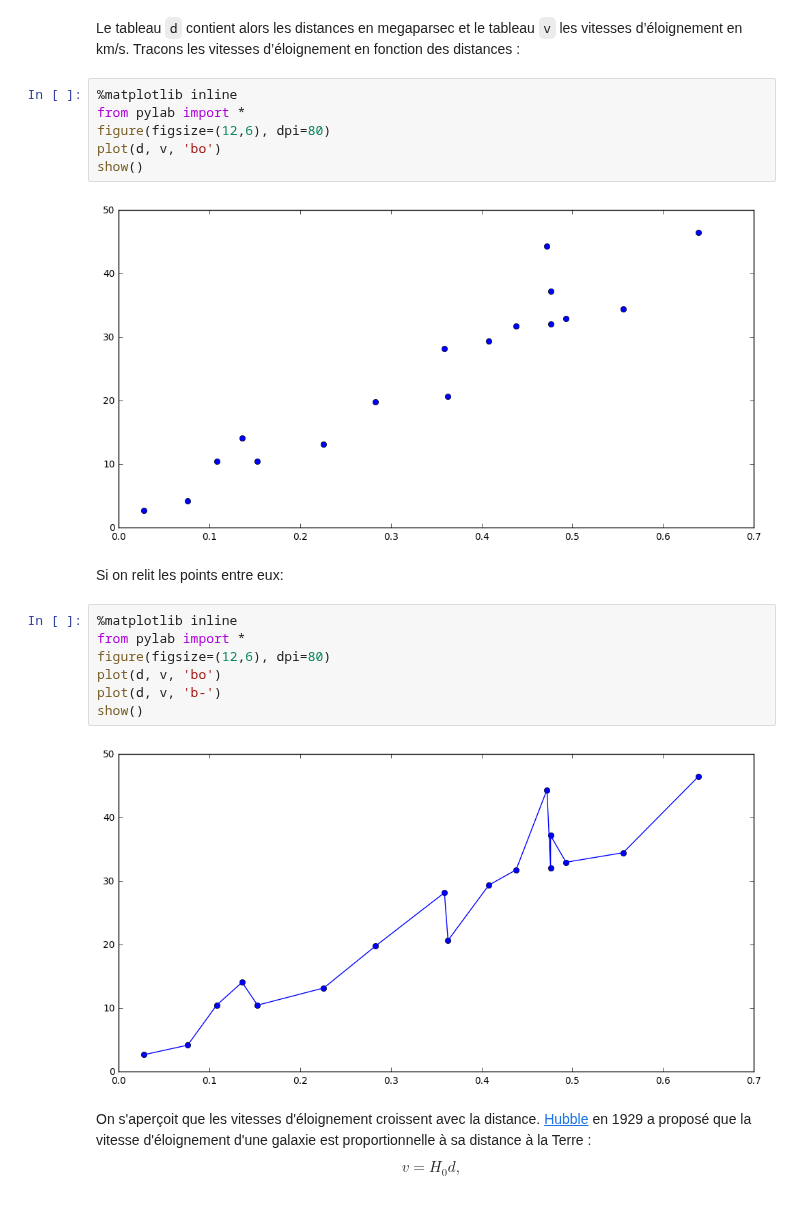
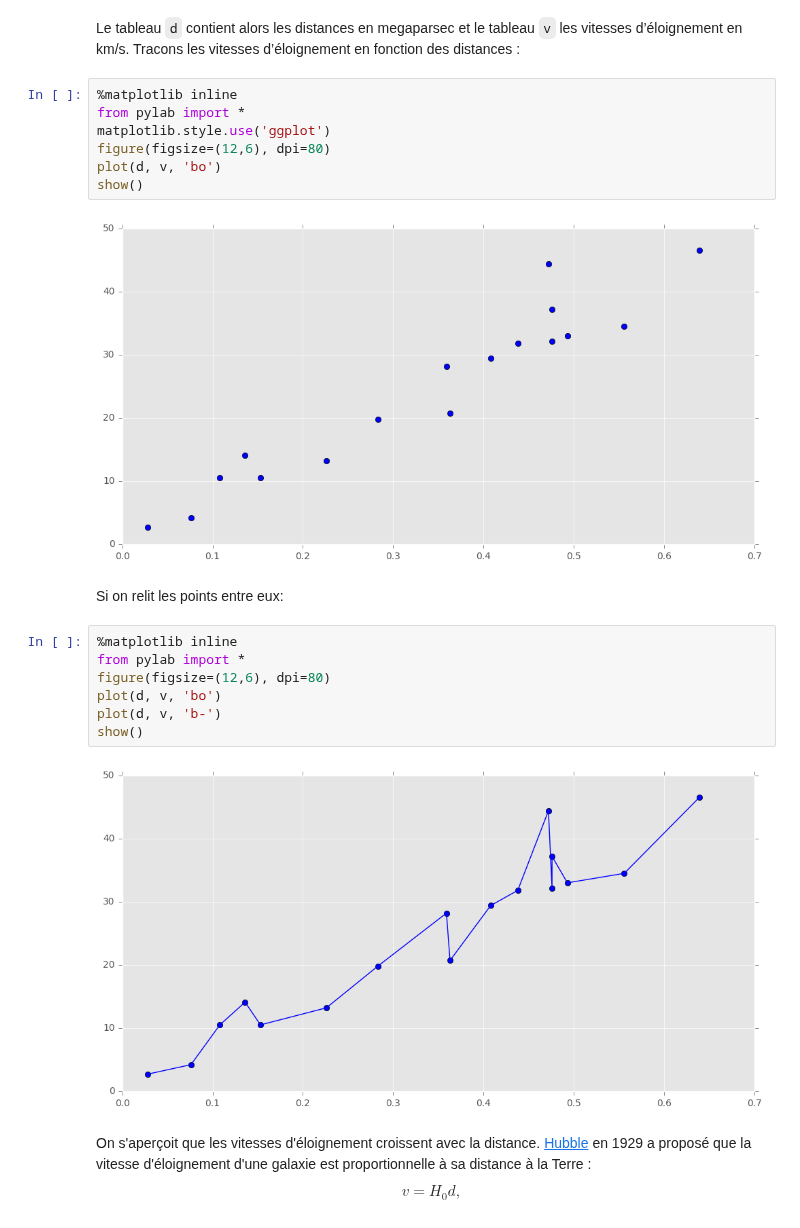
Before and after one commit to SergeStinckwich/ARE-UPMC, a Jupyter notebook: ARE-DYNAMIC/fiche4.ipynb, the cells around one changed output. Saved outputs shown, nothing was run; the diff lists cells and outputs as text.

```diff
--- a/ARE-DYNAMIC/fiche4.ipynb
+++ b/ARE-DYNAMIC/fiche4.ipynb
@@ -27,11 +27,12 @@
 # %%
 %matplotlib inline
 from pylab import *
+matplotlib.style.use('ggplot')
 figure(figsize=(12,6), dpi=80)
 plot(d, v, 'bo')
 show()
 # %% [output]
-[figure, old version]
+[figure, new version]
 # %% [markdown]
 Si on relit les points entre eux:
 # %%
@@ -42,7 +43,7 @@ plot(d, v, 'bo')
 plot(d, v, 'b-')
 show()
 # %% [output]
-[figure, old version]
+[figure, new version]
 # %% [markdown]
 On s'aperçoit que les vitesses d'éloignement croissent avec la distance. [Hubble](https://en.wikipedia.org/wiki/Edwin_Hubble) en 1929 a proposé que la vitesse d'éloignement d'une galaxie est proportionnelle à sa distance à la Terre :
 $$
```
Also changed, not shown: parts of 2 cells of this notebook.
